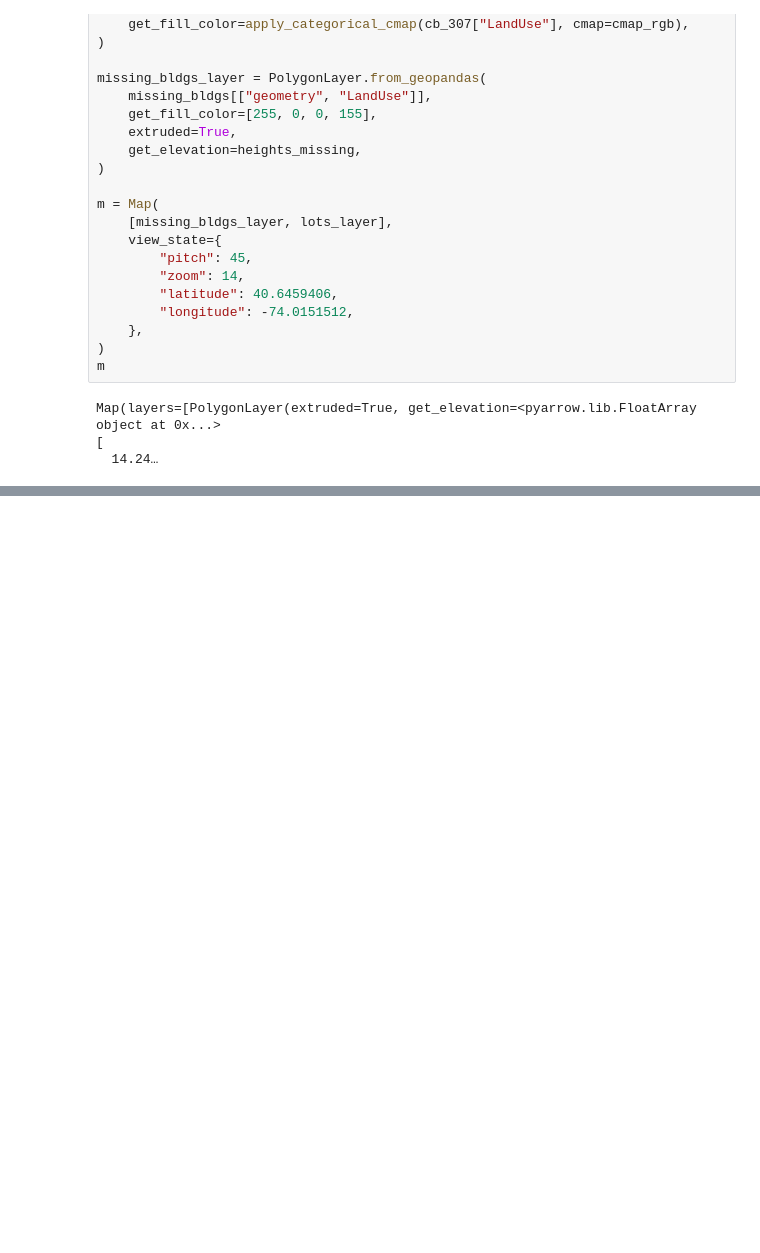
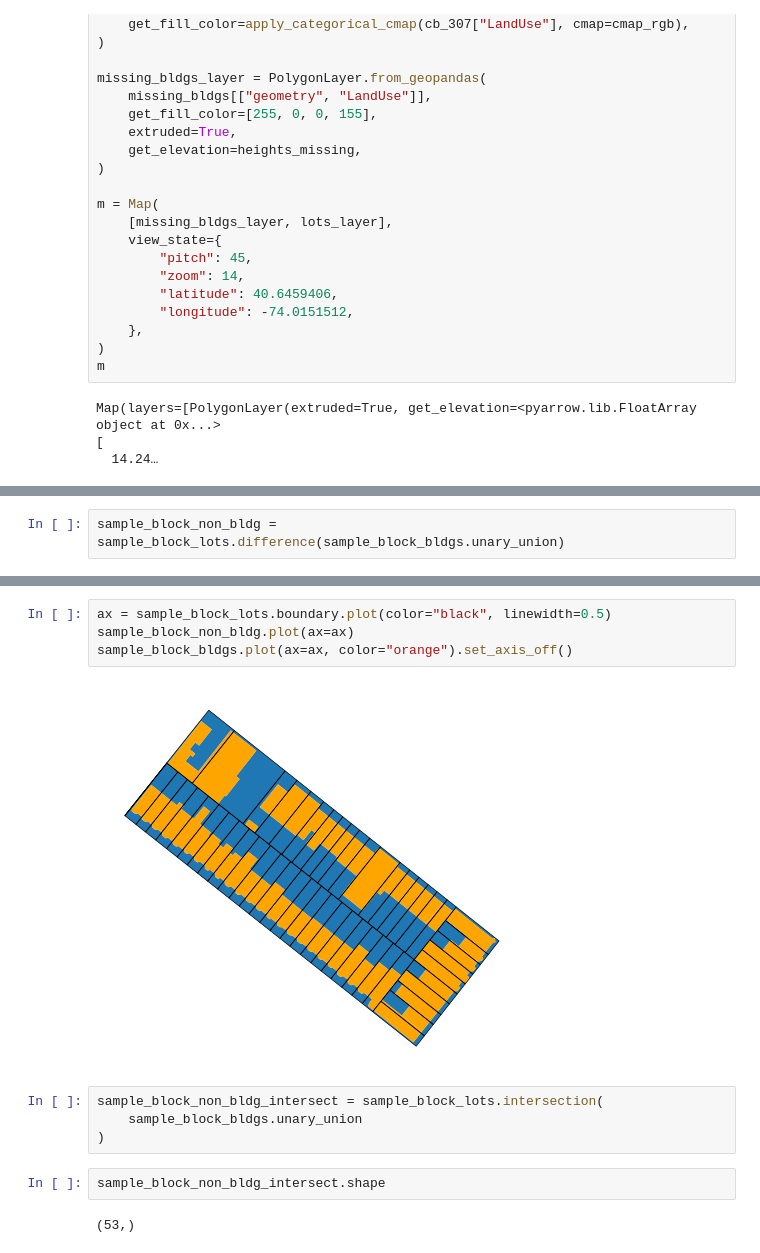
Before and after one commit to mapping-systems/cdp-mapping-systems, a Jupyter notebook: Tutorials/02_geoprocessing.ipynb, the cells around one changed output, grey strips where cells are left out. Cells and saved outputs as stored; diff of their text form; blank space fills up the shorter version.

Commit message:
add through union

```diff
--- a/Tutorials/02_geoprocessing.ipynb
+++ b/Tutorials/02_geoprocessing.ipynb
@@ -314,0 +390,2 @@ Map(layers=[PolygonLayer(extruded=True, get_elevation=<pyarrow.lib.FloatArray ob
+# %%
+sample_block_non_bldg = sample_block_lots.difference(sample_block_bldgs.unary_union)
@@ -314,0 +396,14 @@ Map(layers=[PolygonLayer(extruded=True, get_elevation=<pyarrow.lib.FloatArray ob
+# %%
+ax = sample_block_lots.boundary.plot(color="black", linewidth=0.5)
+sample_block_non_bldg.plot(ax=ax)
+sample_block_bldgs.plot(ax=ax, color="orange").set_axis_off()
+# %% [output]
+[figure, added]
+# %%
+sample_block_non_bldg_intersect = sample_block_lots.intersection(
+    sample_block_bldgs.unary_union
+)
+# %%
+sample_block_non_bldg_intersect.shape
+# %% [output]
+(53,)
```
Also changed, not shown: parts of 23 cells of this notebook.
